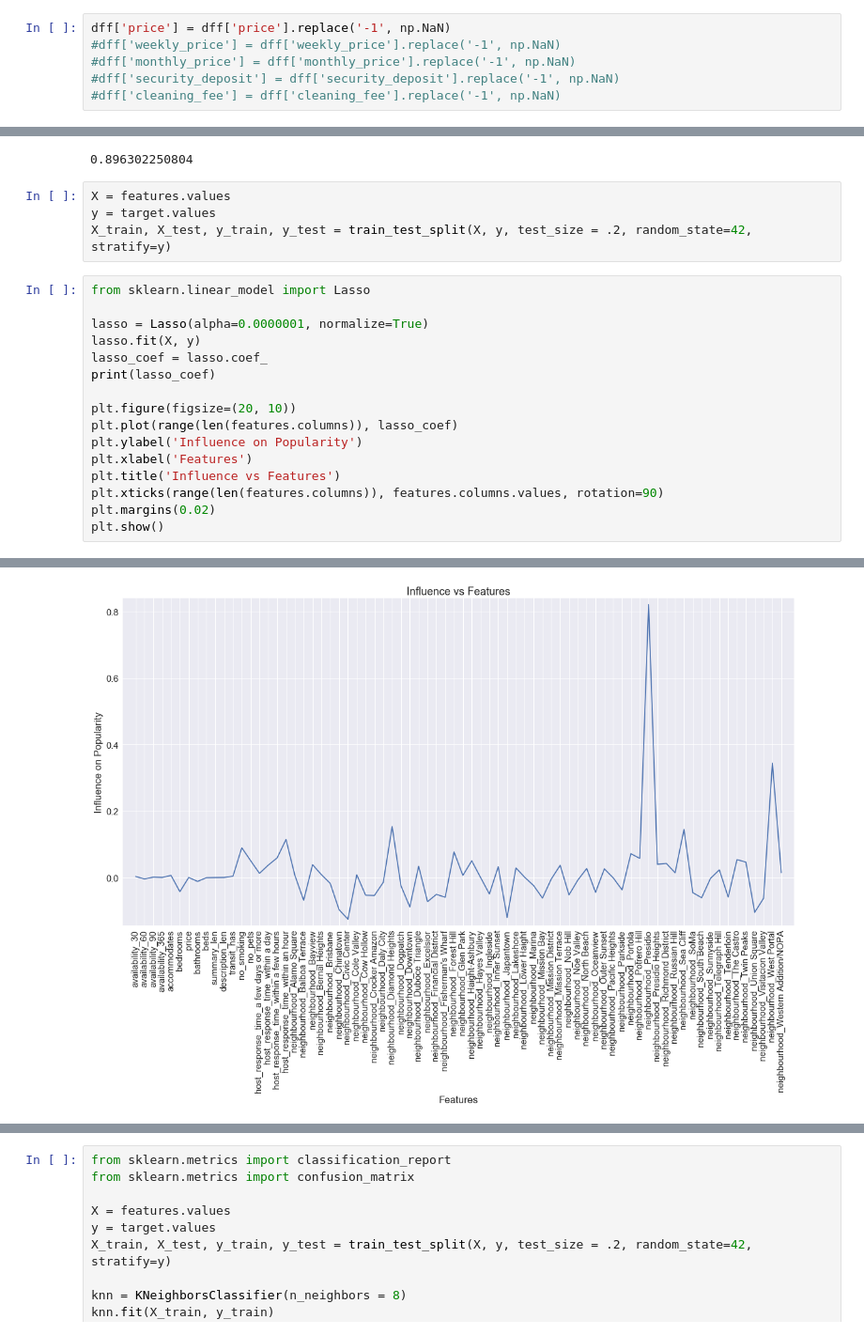
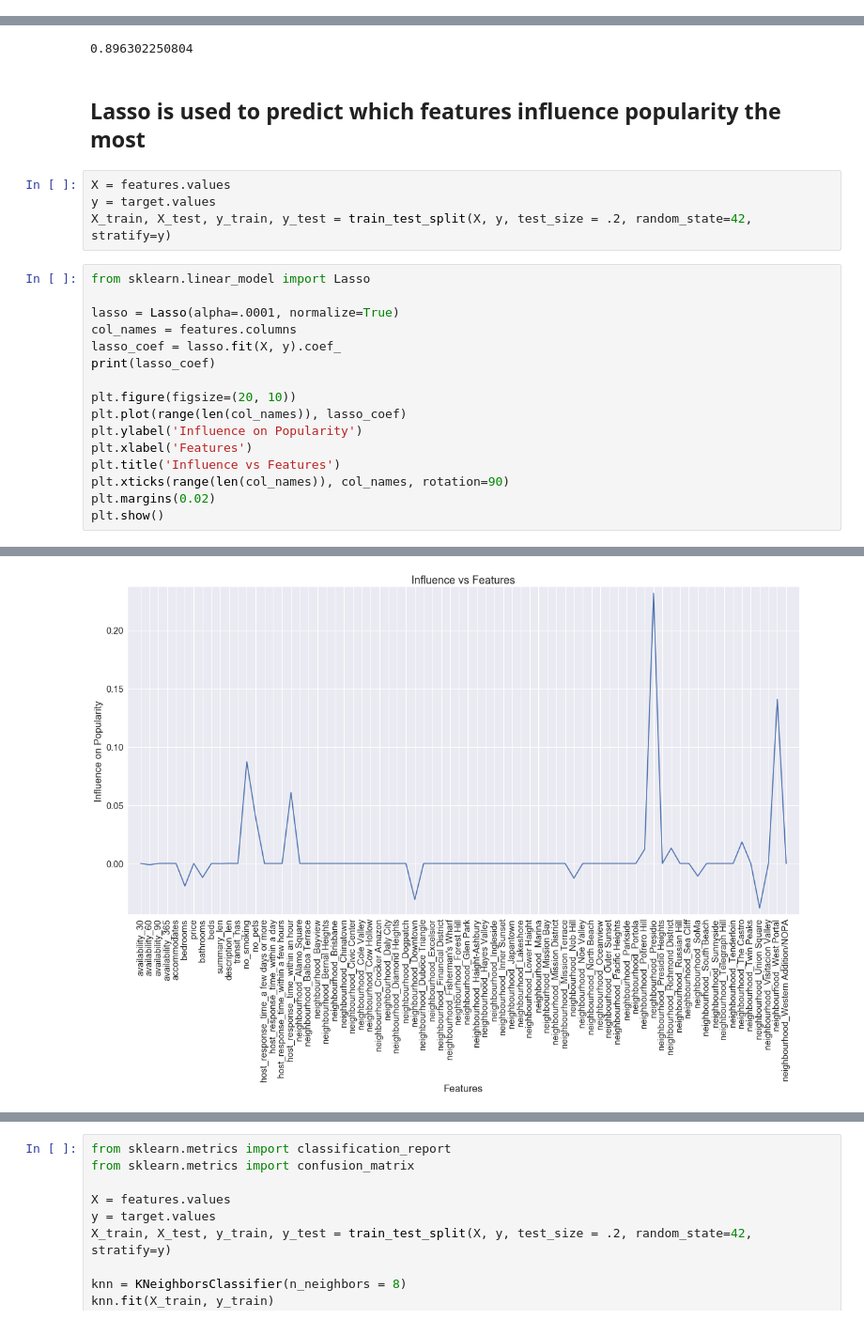
Before and after one commit to Sathya1412/SB-Capstone1, a Jupyter notebook: Capstone_Data_ML.ipynb, the cells around one changed output, grey strips where cells are left out. Shown: that part at 94% size. Saved outputs shown, nothing was run; the diff lists cells and outputs as text.

```diff
--- a/Capstone_Data_ML.ipynb
+++ b/Capstone_Data_ML.ipynb
@@ -33,9 +24,3 @@ dff = df[['popular', 'id', 'name', 'host_name', 'host_since', 'availability_30',
          'amenities', 'bathrooms', 'beds', 'host_verifications', 'summary_len', 'description_len', 'transit_has',
          'no_smoking', 'no_pets', 'host_response_time_a few days or more', 'host_response_time_within a day',
          'host_response_time_within a few hours', 'host_response_time_within an hour']]
-# %%
-dff['price'] = dff['price'].replace('-1', np.NaN)
-#dff['weekly_price'] = dff['weekly_price'].replace('-1', np.NaN)
-#dff['monthly_price'] = dff['monthly_price'].replace('-1', np.NaN)
-#dff['security_deposit'] = dff['security_deposit'].replace('-1', np.NaN)
-#dff['cleaning_fee'] = dff['cleaning_fee'].replace('-1', np.NaN)
@@ -400,6 +392,8 @@ KNeighborsClassifier(algorithm='auto', leaf_size=30, metric='minkowski',
 print(knn.score(X_test, y_test))
 # %% [output]
 0.896302250804
+# %% [markdown]
+## Lasso is used to predict which features influence popularity the most
 # %%
 X = features.values
 y = target.values
@@ -407,17 +401,17 @@ X_train, X_test, y_train, y_test = train_test_split(X, y, test_size = .2, random
 # %%
 from sklearn.linear_model import Lasso
 
-lasso = Lasso(alpha=0.0000001, normalize=True)
-lasso.fit(X, y)
-lasso_coef = lasso.coef_
+lasso = Lasso(alpha=.0001, normalize=True)
+col_names = features.columns
+lasso_coef = lasso.fit(X, y).coef_
 print(lasso_coef)
 
 plt.figure(figsize=(20, 10))
-plt.plot(range(len(features.columns)), lasso_coef)
+plt.plot(range(len(col_names)), lasso_coef)
 plt.ylabel('Influence on Popularity')
 plt.xlabel('Features')
 plt.title('Influence vs Features')
-plt.xticks(range(len(features.columns)), features.columns.values, rotation=90)
+plt.xticks(range(len(col_names)), col_names, rotation=90)
 plt.margins(0.02)
 plt.show()
 # %% [output]
@@ -443 +437 @@ plt.show()
-[figure, old version]
+[figure, new version]
```
Also changed, not shown: parts of 18 cells of this notebook, 10 other files.
